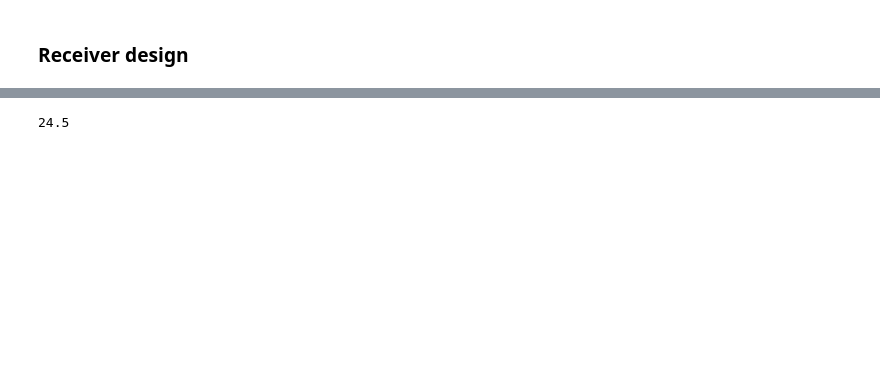
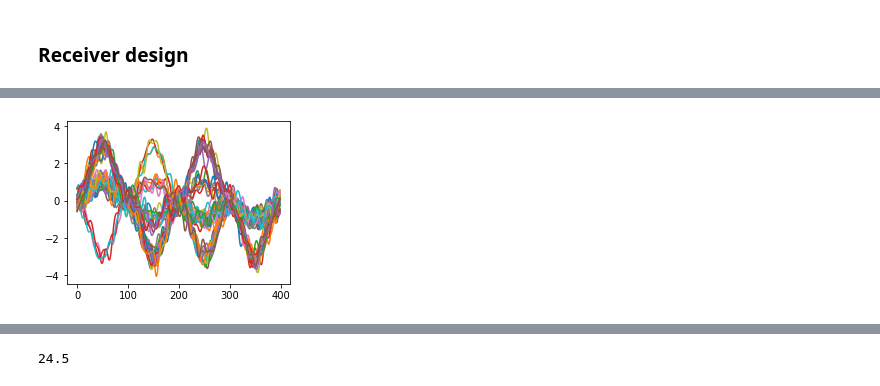
Before and after one commit to mohantyk/srd, a Jupyter notebook: Chap9.ipynb, the cells around one changed output, grey strips where cells are left out. Drawn from its saved outputs; the diff is of its cells as text; code cells hidden in the pictures; blank space fills up the shorter version.

```diff
--- a/Chap9.ipynb
+++ b/Chap9.ipynb
@@ -118 +114,9 @@ plotspec(baseband, Ts);
+# %%
+# Eye Diagram at baseband
+sampling_start_idx = 25 + 100 - 1
+num_groups = len(baseband[sampling_start_idx:])//(4*rx_M)
+noisy_eye_diag = baseband[sampling_start_idx:sampling_start_idx+num_groups*4*rx_M].reshape(-1, 4*rx_M)
+plt.plot(noisy_eye_diag.T);
+# %% [output]
+[figure, added]
 # %%
```
Also changed, not shown: parts of 10 cells of this notebook.
